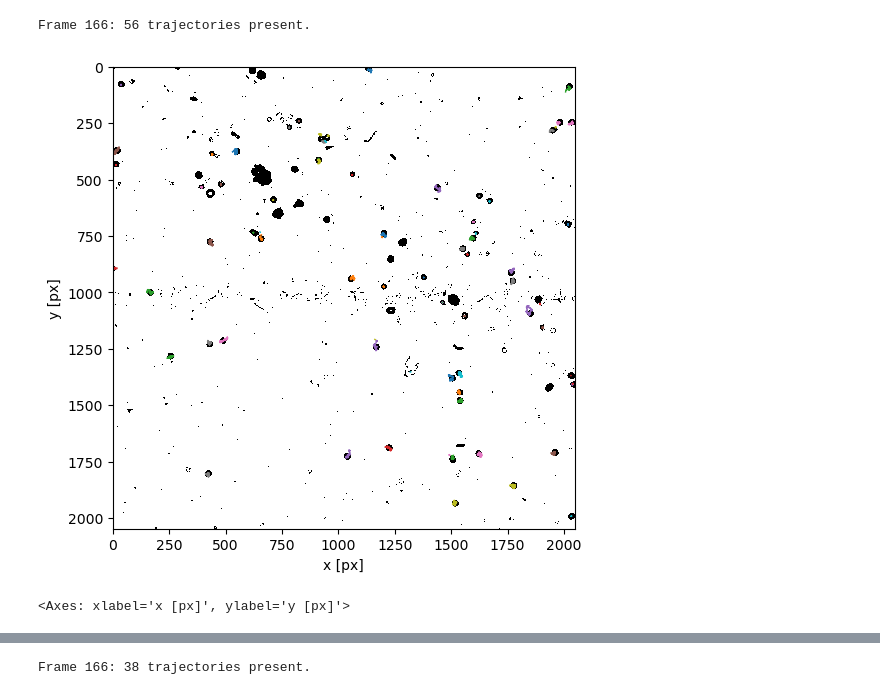
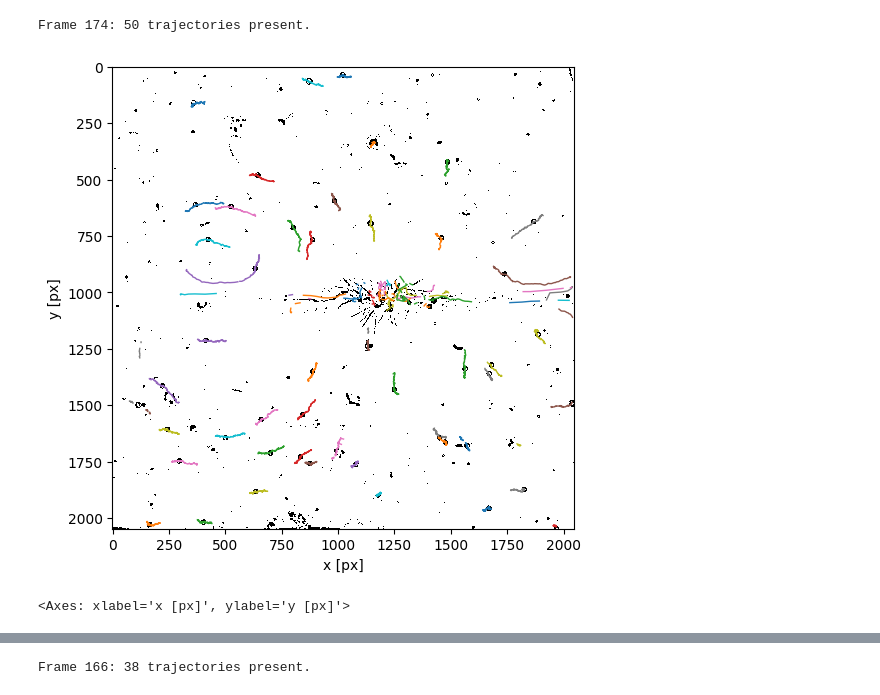
Before and after one commit to shichenliu97/active-matters-programmed-phase-transition, a Jupyter notebook: analysis/figure_2_stokes.ipynb, the cells around one changed output, grey strips where cells are left out. Saved outputs shown, nothing was run; the diff lists cells and outputs as text; code cells hidden in the pictures.

Commit message:
stokes force calculation

```diff
--- a/analysis/figure_2_stokes.ipynb
+++ b/analysis/figure_2_stokes.ipynb
@@ -32,3 +30,6 @@ frames = tiffio.imread('/Users/scliu/Dropbox (Personal)/Academics/PhD_phase/Thom
+# %%
+frames = pims.ImageSequence('/home/shichenliu/Dropbox/Academics/PhD_phase/Thomson_Lab/local_to_global_pre-print/data/figure_2/stokes/1120/mid_pH_test_125min_1/Pos2/*.tif')
+stakeframe = pims.open('/home/shichenliu/Dropbox/Academics/PhD_phase/Thomson_Lab/local_to_global_pre-print/data/figure_2/stokes/1120/stack.jpg')
 # %%
 len(frames)
 # %% [output]
@@ -58,7 +60,7 @@ def preprocess_foam(img):
     """
     # Crop the pictures as for raw images.
     # Apply thresholds
-    adaptive_thresh = filters.threshold_local(img,301)
+    adaptive_thresh = filters.threshold_local(img,101)
     idx = img < adaptive_thresh
     idx2 = img > adaptive_thresh
     img[idx] = 0
@@ -69,5 +71,5 @@ def preprocess_foam(img):
 
 
 frames_thresh = preprocess_foam(bf_frames)
-plt.imshow(frames_thresh[1]);
+plt.imshow(frames_thresh[20]);
 # %% [output]
@@ -75,5 +114,5 @@ plt.imshow(frames_thresh[1]);
 # %%
-img_example = frames_thresh[57]
+img_example = frames_thresh[20]
 
 # Label elements on the picture
 white = 255
@@ -83,13 +122,13 @@ fig, ax = plt.subplots(ncols=1, nrows=1, figsize=(12, 12))
 ax.imshow(img_example)
 for region in skimage.measure.regionprops(label_image, intensity_image=img_example):
     # Everywhere, skip small and large areas
-    if region.area < 400 or region.area > 800:
+    if region.area < 300 or region.area > 1200:
         continue
     # Only black areas
     if region.mean_intensity > 1:
         continue
     # On the top, skip small area with a second threshold
-    if region.centroid[0] > 800 and region.area < 400:
+    if region.centroid[0] > 1200 and region.area < 300:
         continue
     # Skip non-rounded features using eccentricity
     max_eccentricity = 0.8  # Adjust this threshold as needed
@@ -120,9 +159,9 @@ def filter_regions(num, img):
         }
         for region in regions
         if (
-            400 <= region.area <= 800 and
+            300 <= region.area <= 1200 and
             region.mean_intensity <= 1 and
-            not (region.centroid[0] > 800 and region.area < 400) and
+            not (region.centroid[0] > 1200 and region.area < 300) and
             region.eccentricity <= 0.8
         )
     ]
@@ -169,8 +208,8 @@ tp.annotate(features[features.frame==(id_example+1)], img_example);
 # %%
-search_range = 20
-t = tp.link_df(features, search_range, memory=20)
+search_range = 60
+t = tp.link_df(features, search_range, memory=60)
 tp.plot_traj(t, superimpose=frames_thresh[100])
 # %% [output]
-Frame 166: 56 trajectories present.
+Frame 174: 50 trajectories present.
-[figure, old version]
+[figure, new version]
 <Axes: xlabel='x [px]', ylabel='y [px]'>
```
Also changed, not shown: parts of 40 cells of this notebook.
